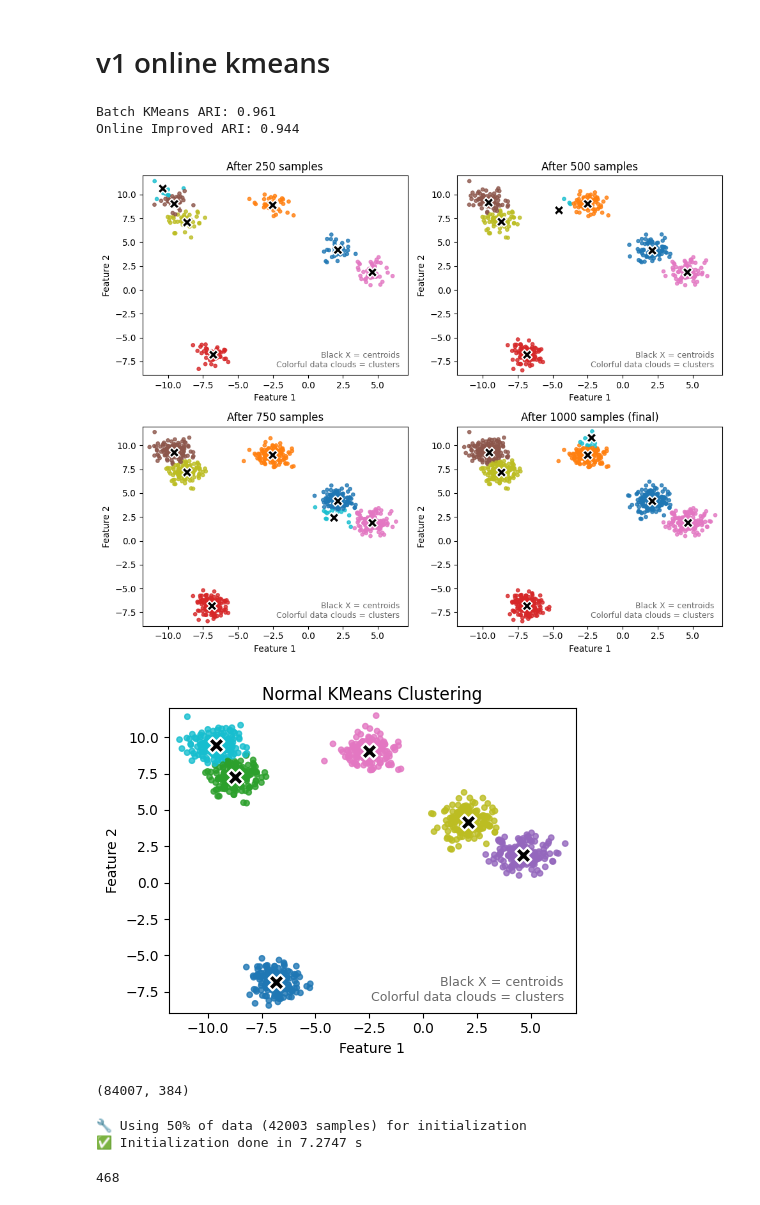
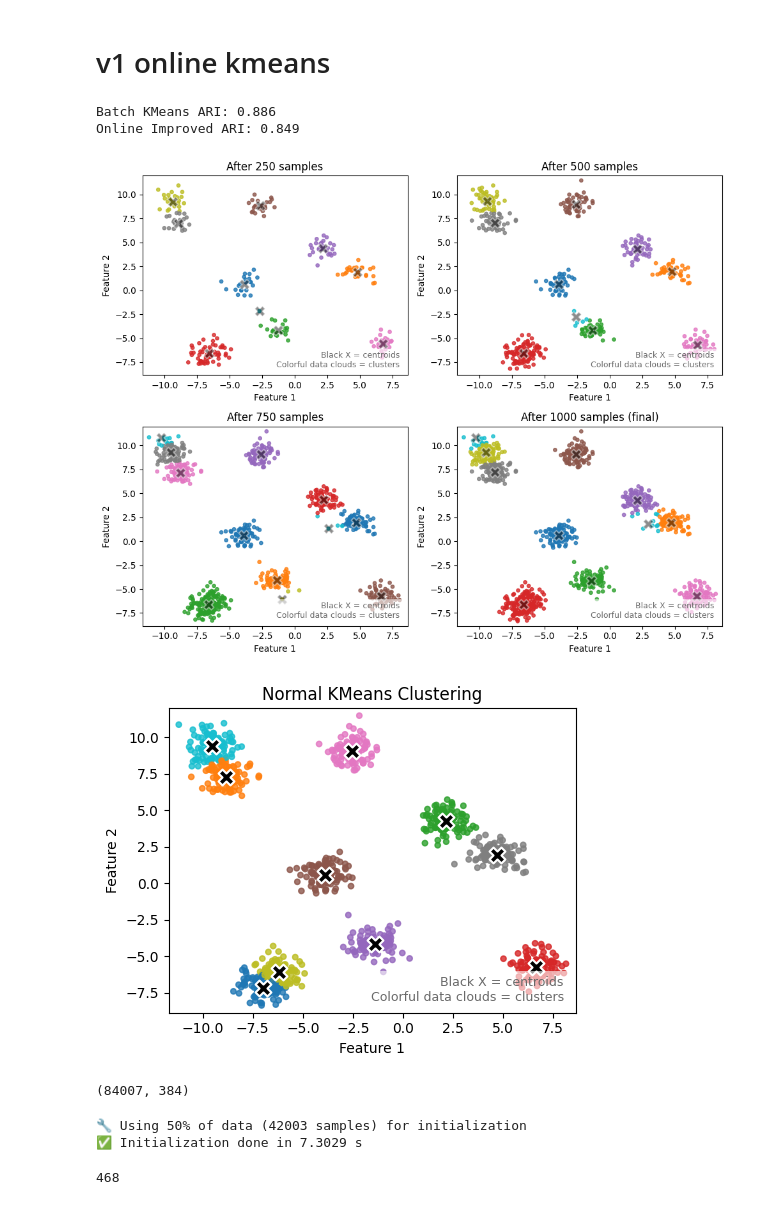
Before and after one commit to czotterbenedek/rag-onlineclustering-optimization, a Jupyter notebook: test_notebook.ipynb, the cells around one changed output. Saved outputs shown, nothing was run; the diff lists cells and outputs as text; code cells hidden in the pictures.

```diff
--- a/test_notebook.ipynb
+++ b/test_notebook.ipynb
@@ -120,20 +120,22 @@ plt.show()
 # %% [markdown]
 # v1 online kmeans
 # %%
+n_clusters = 10
+
 # ---- Generate data ----
 X, y_true = make_blobs(
-    n_samples=1000, centers=6, cluster_std=0.64,
+    n_samples=1000, centers=n_clusters, cluster_std=0.64,
     random_state=42, n_features=2
 )
 
 # ---- Batch KMeans reference ----
-kmeans_batch = KMeans(n_clusters=6, random_state=42, n_init=10).fit(X)
+kmeans_batch = KMeans(n_clusters=n_clusters, random_state=42, n_init=10).fit(X)
 y_batch = kmeans_batch.labels_
 
 # ---- Online KMeans Improved (your implementation) ----
 online = OnlineKMeans(
-    n_clusters=4,
-    max_clusters=10,
+    n_clusters=n_clusters // 2,
+    max_clusters=2*n_clusters,
     metric="euclidean",
     new_cluster_threshold=2.0, # 2.0
     merge_threshold=1.7, #1.7
@@ -188,7 +190,7 @@ for ax, (step, centroids, labels_now), title in zip(axs, snapshots, titles):
     ax.scatter(
         centroids[:, 0], centroids[:, 1],
         c='black', s=130, marker='X',
-        edgecolors='white', linewidths=1.5
+        edgecolors='white', linewidths=1.5, alpha=0.45
     )
     ax.set_title(title)
     ax.set_xlim(X[:, 0].min() - 0.5, X[:, 0].max() + 0.5)
@@ -206,40 +208,40 @@ for ax, (step, centroids, labels_now), title in zip(axs, snapshots, titles):
     )
 
 plt.tight_layout()
-plt.savefig("./plots/online_clustering_flow/online_clustering_flow.png", dpi=300)
+# plt.savefig("./plots/online_clustering_flow/online_clustering_flow.png", dpi=300)
 plt.show()
 
 # ---- Plot 2: Batch KMeans final state ----
 plt.figure(figsize=(5, 4))
 plt.scatter(X[:, 0], X[:, 1], c=y_batch, s=15, alpha=0.8, cmap='tab10')
 plt.scatter(
     kmeans_batch.cluster_centers_[:, 0],
     kmeans_batch.cluster_centers_[:, 1],
     c='black', s=130, marker='X',
     edgecolors='white', linewidths=1.5
 )
 plt.title("Normal KMeans Clustering")
 plt.xlabel("Feature 1")
 plt.ylabel("Feature 2")
 plt.xlim(X[:, 0].min() - 0.5, X[:, 0].max() + 0.5)
 plt.ylim(X[:, 1].min() - 0.5, X[:, 1].max() + 0.5)
 plt.text(
     0.97, 0.03,
     "Black X = centroids\nColorful data clouds = clusters",
     transform=plt.gca().transAxes,
     fontsize=9,
     color="dimgray",
     ha="right", va="bottom",
     bbox=dict(facecolor="white", alpha=0.6, edgecolor="none", pad=3)
 )
 plt.tight_layout()
-plt.savefig("./plots/online_clustering_flow/batch_kmeans.png", dpi=300)
+# plt.savefig("./plots/online_clustering_flow/batch_kmeans.png", dpi=300)
 plt.show()
 # %% [output]
-Batch KMeans ARI: 0.961
-Online Improved ARI: 0.944
+Batch KMeans ARI: 0.886
+Online Improved ARI: 0.849
-[figure, old version]
+[figure, new version]
-[figure, old version]
+[figure, new version]
 # %%
 embeddings = np.load("./data/tensors/squad_train_v2_semantic_chunking_l2.npy")
 # %%
@@ -322,7 +324,7 @@ results = online_kmeans_clustering(
 )
 # %% [output]
 🔧 Using 50% of data (42003 samples) for initialization
-✅ Initialization done in 7.2747 s
+✅ Initialization done in 7.3029 s
 # %%
 okm = results["model"]
 # %%
```
Also changed, not shown: 10 other files.
